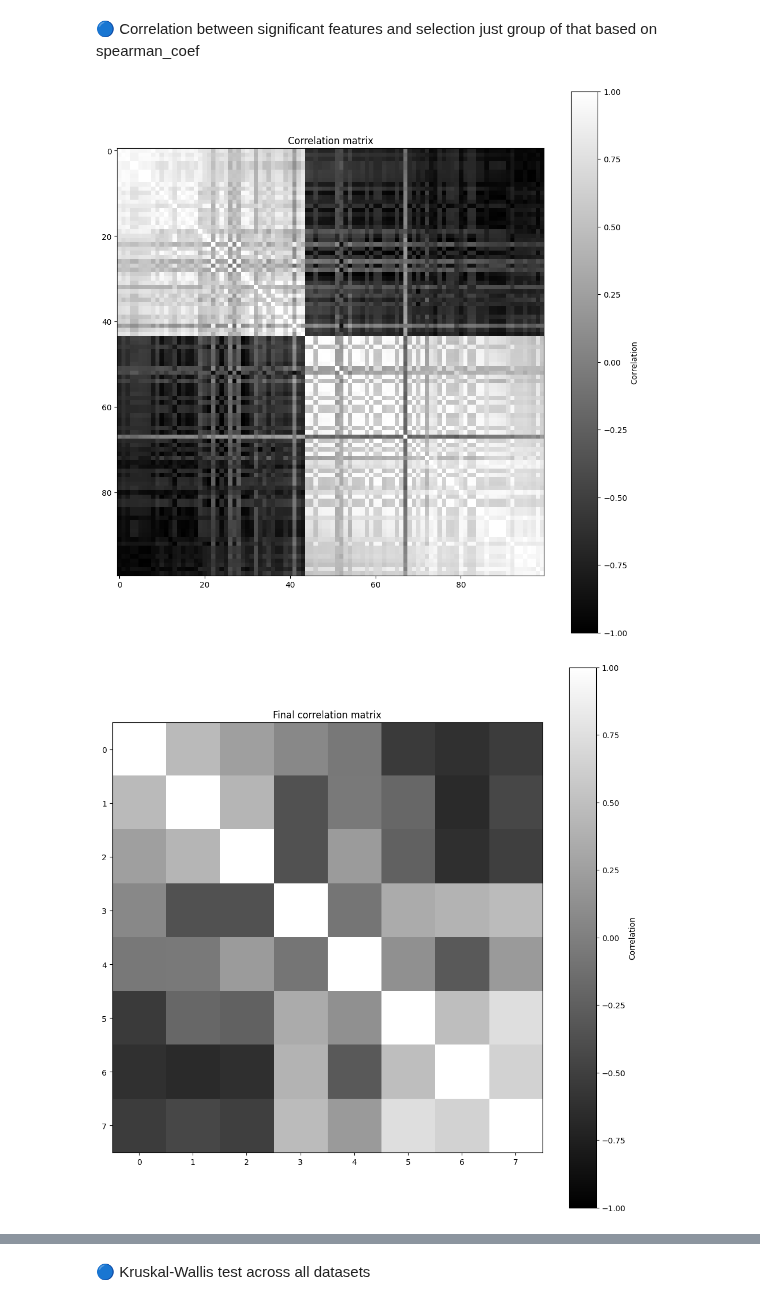
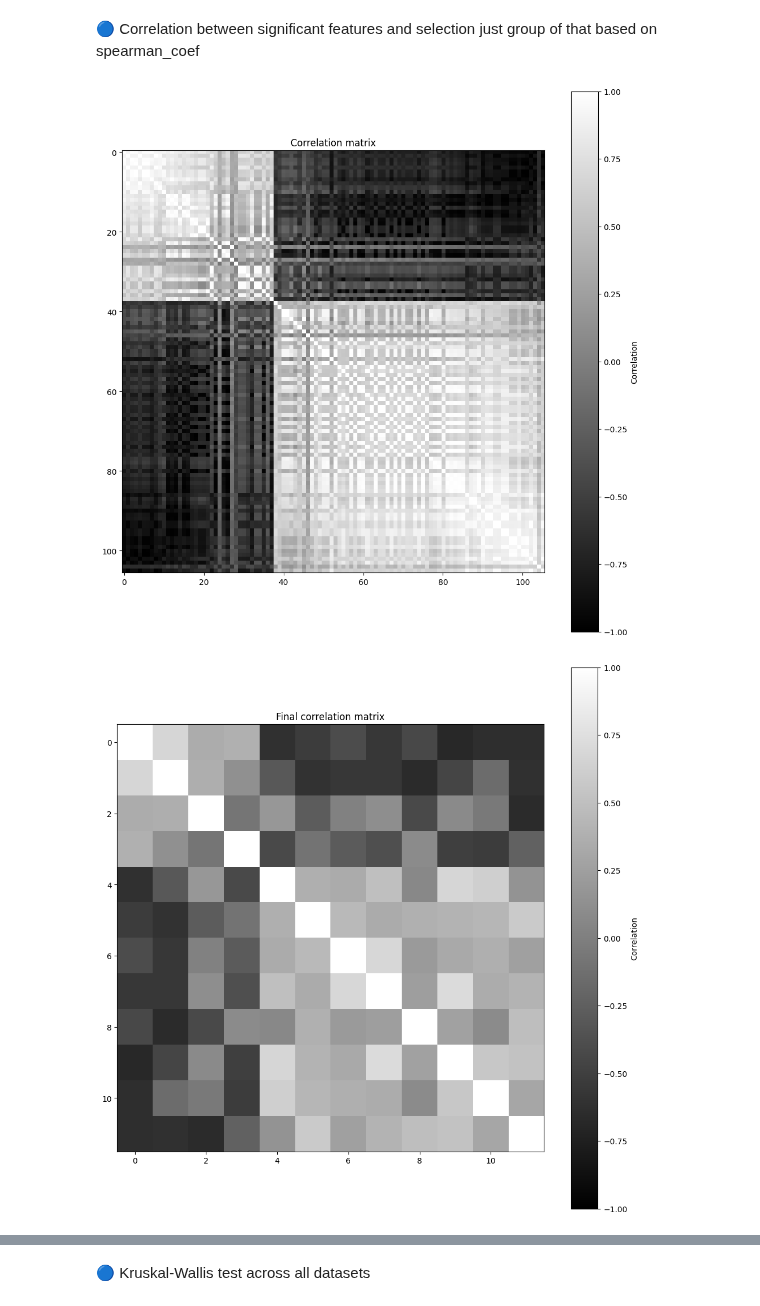
Before and after one commit to lukas1110/Analysis-of-multiple-myelomas-from-dual-CT, a Jupyter notebook: data_analysis/significant_analysis_features_clinical.ipynb, the cells around one changed output, grey strips where cells are left out. Saved outputs shown, nothing was run; the diff lists cells and outputs as text; code cells hidden in the pictures.

```diff
--- a/data_analysis/significant_analysis_features_clinical.ipynb
+++ b/data_analysis/significant_analysis_features_clinical.ipynb
@@ -65,8 +65,8 @@ VMI_120: 106 significant features (p < 0.05)
 # %% [markdown]
 🔵 Correlation between significant features and selection just group of that based on spearman_coef
 # %%
-spearman_c25_df = pd.read_csv(r"D:\CSV\spearman_coef\spearman_results_CaSupp_25.csv")
-features_df = pd.read_csv(r"D:\CSV\merged\merged_CaSupp_25_radiomics_spine_lesions_features.csv")
+spearman_c25_df = pd.read_csv(r"D:\CSV\spearman_coef\spearman_results_vmi120.csv")
+features_df = pd.read_csv(r"D:\CSV\merged\merged_monoe_120kev_radiomics_spine_lesions_features.csv")
 significant_features = spearman_c25_df.loc[spearman_c25_df['p_value'] < 0.05, 'Feature']
 
 scaler = StandardScaler()
@@ -91,32 +91,32 @@ while True:
     np.fill_diagonal(corr_matrix.values, 0)
     max_corr = corr_matrix.values.max()
     if max_corr <= threshold:
         break
 
     max_pos = np.unravel_index(np.argmax(corr_matrix.values), corr_matrix.shape)
     feat1 = corr_matrix.columns[max_pos[0]]
     feat2 = corr_matrix.columns[max_pos[1]]
     spearman1 = spearman_c25_df.loc[spearman_c25_df['Feature'] == feat1, 'spearman_corr'].values[0]
     spearman2 = spearman_c25_df.loc[spearman_c25_df['Feature'] == feat2, 'spearman_corr'].values[0]
 
     if abs(spearman1) >= abs(spearman2):
         to_remove = feat2
     else:
         to_remove = feat1
     remaining_features.remove(to_remove)
 
 final_corr = features_scaled[remaining_features].corr(method='spearman')
 plt.figure(figsize=(10,10))
 plt.imshow(final_corr, cmap='gray', vmin=-1, vmax=1)
 plt.colorbar(label='Correlation')
 plt.title("Final correlation matrix")
 plt.tight_layout()
 plt.show()
 
 print(f"Significant before: {len(significant_features)}")
 print(f"Significant after: {len(remaining_features)}")
 print()
 print(remaining_features)
 # %% [output]
-[figure, old version]
+[figure, new version]
-[figure, old version]
+[figure, new version]
```
Also changed, not shown: parts of 2 cells of this notebook, 2 other files.
